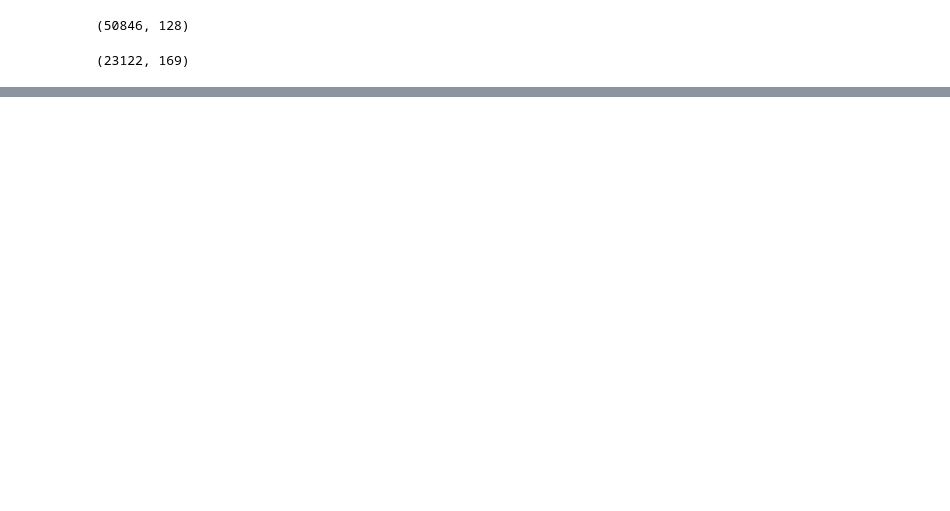
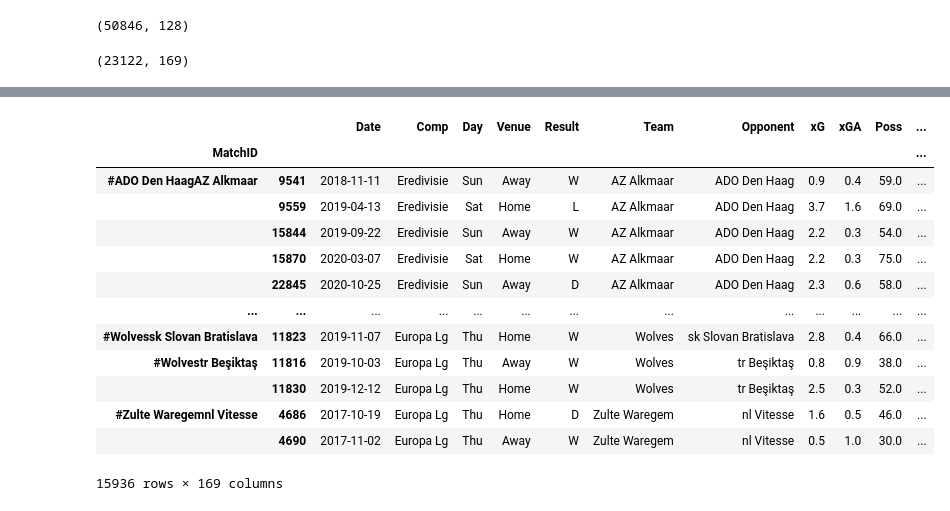
Before and after one commit to Moomad0373/Football-Predicting, a Jupyter notebook: Preproccess.ipynb, the cells around one changed output, grey strips where cells are left out. Saved outputs shown, nothing was run; the diff lists cells and outputs as text; code cells hidden in the pictures; blank space fills up the shorter version.

```diff
--- a/Preproccess.ipynb
+++ b/Preproccess.ipynb
@@ -145,0 +162,12 @@ data.head()
+# %%
+data['MatchID'] = None
+for i, row in data.iterrows():
+    matches = []
+    team = row['Team']
+    opponent = row['Opponent']
+    matches.append(team)
+    matches.append(opponent)
+    matches.sort()
+    data.loc[i, 'MatchID'] = '#' + str(matches[0]) + str(matches[1])
+
+data.head()
@@ -146,2 +198,19 @@ data.head()
+# %%
+data.groupby('MatchID').apply(lambda x: x.head())
+# %% [output]
+|  |  | Date | Comp | Day | Venue | Result | Team | Opponent | xG | xGA | Poss | ... |
+| MatchID |  |  |  |  |  |  |  |  |  |  |  | ... |
+| #ADO Den HaagAZ Alkmaar | 9541 | 2018-11-11 | Eredivisie | Sun | Away | W | AZ Alkmaar | ADO Den Haag | 0.9 | 0.4 | 59.0 | ... |
+|  | 9559 | 2019-04-13 | Eredivisie | Sat | Home | L | AZ Alkmaar | ADO Den Haag | 3.7 | 1.6 | 69.0 | ... |
+|  | 15844 | 2019-09-22 | Eredivisie | Sun | Away | W | AZ Alkmaar | ADO Den Haag | 2.2 | 0.3 | 54.0 | ... |
+|  | 15870 | 2020-03-07 | Eredivisie | Sat | Home | W | AZ Alkmaar | ADO Den Haag | 2.2 | 0.3 | 75.0 | ... |
+|  | 22845 | 2020-10-25 | Eredivisie | Sun | Away | D | AZ Alkmaar | ADO Den Haag | 2.3 | 0.6 | 58.0 | ... |
+| ... | ... | ... | ... | ... | ... | ... | ... | ... | ... | ... | ... | ... |
+| #Wolvessk Slovan Bratislava | 11823 | 2019-11-07 | Europa Lg | Thu | Home | W | Wolves | sk Slovan Bratislava | 2.8 | 0.4 | 66.0 | ... |
+| #Wolvestr Beşiktaş | 11816 | 2019-10-03 | Europa Lg | Thu | Away | W | Wolves | tr Beşiktaş | 0.8 | 0.9 | 38.0 | ... |
+|  | 11830 | 2019-12-12 | Europa Lg | Thu | Home | W | Wolves | tr Beşiktaş | 2.5 | 0.3 | 52.0 | ... |
+| #Zulte Waregemnl Vitesse | 4686 | 2017-10-19 | Europa Lg | Thu | Home | D | Zulte Waregem | nl Vitesse | 1.6 | 0.5 | 46.0 | ... |
+|  | 4690 | 2017-11-02 | Europa Lg | Thu | Away | W | Zulte Waregem | nl Vitesse | 0.5 | 1.0 | 30.0 | ... |
+15936 rows × 169 columns
 # %%
 data.to_csv('Preprocessed/Preprocessed_data.csv', index=False, mode='w', encoding='utf-8')
```
Also changed, not shown: parts of 5 cells of this notebook, 30 other files.
